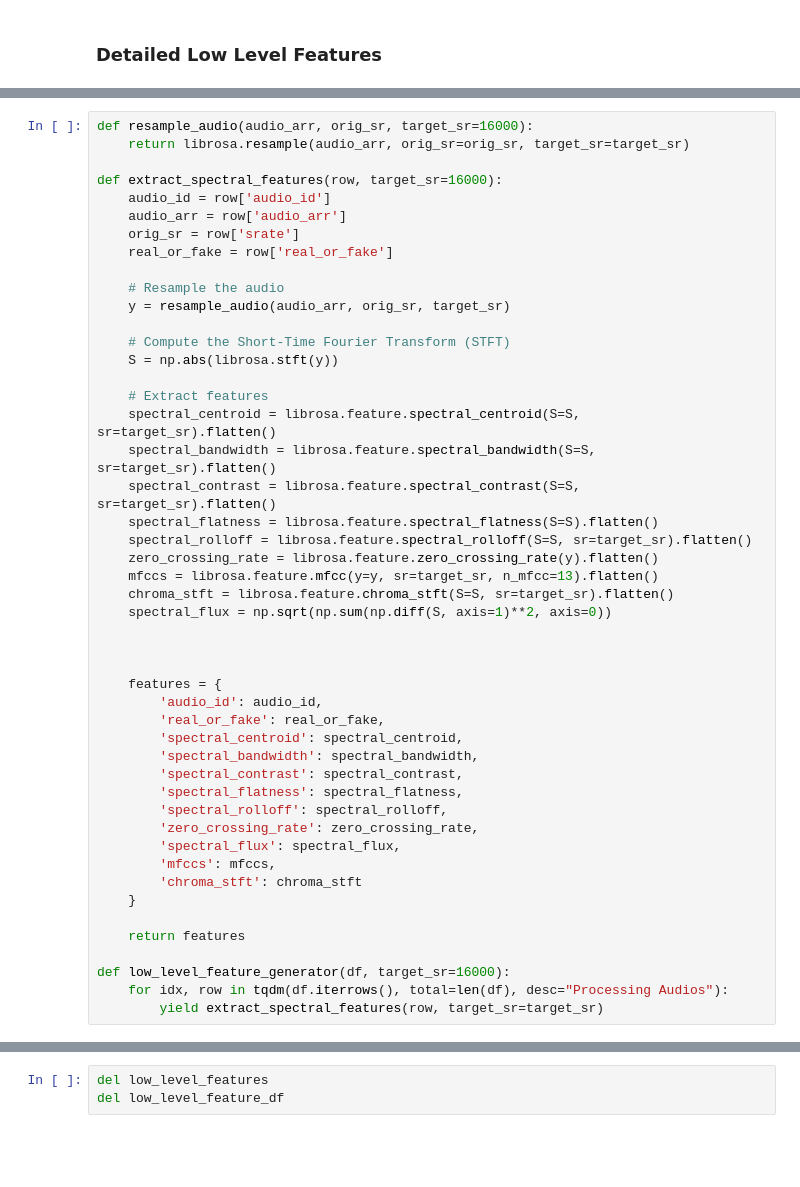
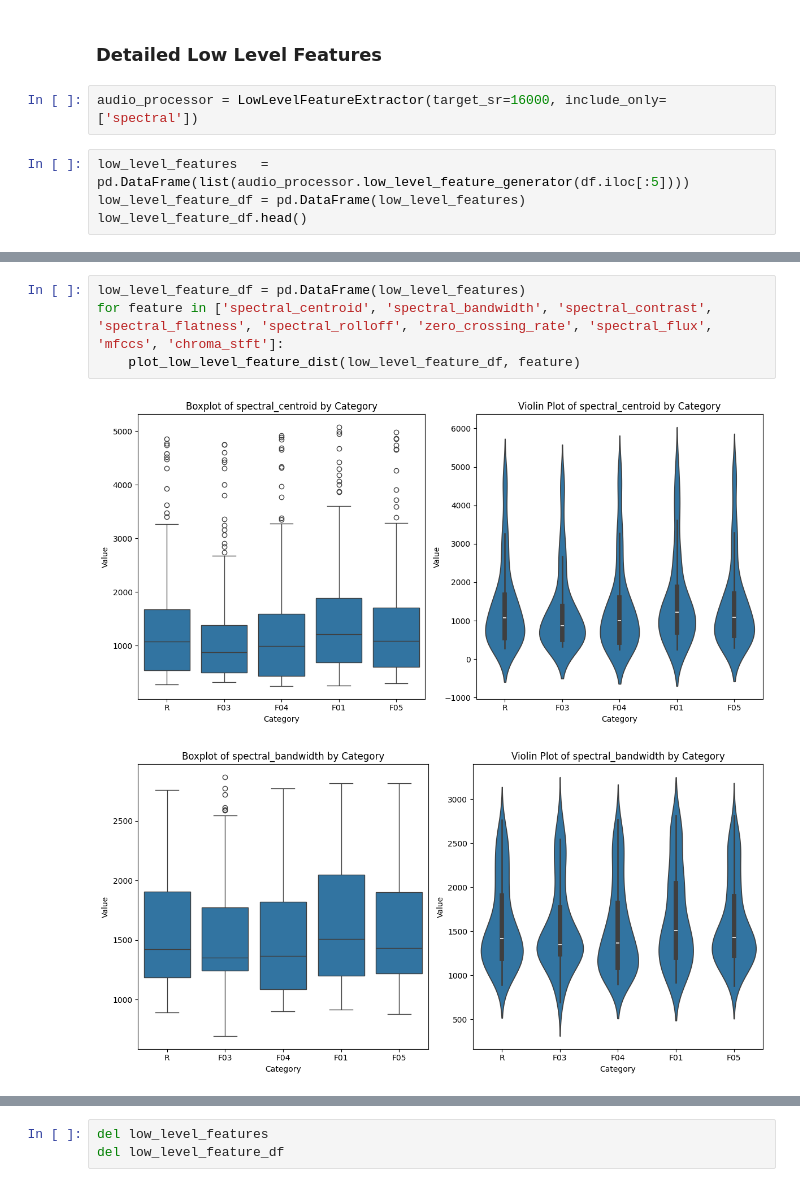
Before and after one commit to keerthana98/AudioDeepfakeDetection, a Jupyter notebook: notebooks/exploration/codecfake/02_spectral_features.ipynb, the cells around one changed output, grey strips where cells are left out. Cells and saved outputs as stored; diff of their text form; blank space fills up the shorter version.

```diff
--- a/notebooks/exploration/codecfake/02_spectral_features.ipynb
+++ b/notebooks/exploration/codecfake/02_spectral_features.ipynb
@@ -53,3 +65,9 @@ df.head()
 | 4 | p225_002 | [-0.00335693359375, -0.0032958984... | 48000 | F05 |
 # %% [markdown]
 ### Detailed Low Level Features
+# %%
+audio_processor = LowLevelFeatureExtractor(target_sr=16000, include_only=['spectral'])
+# %%
+low_level_features   = pd.DataFrame(list(audio_processor.low_level_feature_generator(df.iloc[:5])))
+low_level_feature_df = pd.DataFrame(low_level_features)
+low_level_feature_df.head()
@@ -56,48 +81,7 @@ df.head()
 # %%
-def resample_audio(audio_arr, orig_sr, target_sr=16000):
-    return librosa.resample(audio_arr, orig_sr=orig_sr, target_sr=target_sr)
-
-def extract_spectral_features(row, target_sr=16000):
-    audio_id = row['audio_id']
-    audio_arr = row['audio_arr']
-    orig_sr = row['srate']
-    real_or_fake = row['real_or_fake']
-
-    # Resample the audio
-    y = resample_audio(audio_arr, orig_sr, target_sr)
-
-    # Compute the Short-Time Fourier Transform (STFT)
-    S = np.abs(librosa.stft(y))
-
-    # Extract features
-    spectral_centroid = librosa.feature.spectral_centroid(S=S, sr=target_sr).flatten()
-    spectral_bandwidth = librosa.feature.spectral_bandwidth(S=S, sr=target_sr).flatten()
-    spectral_contrast = librosa.feature.spectral_contrast(S=S, sr=target_sr).flatten()
-    spectral_flatness = librosa.feature.spectral_flatness(S=S).flatten()
-    spectral_rolloff = librosa.feature.spectral_rolloff(S=S, sr=target_sr).flatten()
-    zero_crossing_rate = librosa.feature.zero_crossing_rate(y).flatten()
-    mfccs = librosa.feature.mfcc(y=y, sr=target_sr, n_mfcc=13).flatten()
-    chroma_stft = librosa.feature.chroma_stft(S=S, sr=target_sr).flatten()
-    spectral_flux = np.sqrt(np.sum(np.diff(S, axis=1)**2, axis=0))
-
-
-
-    features = {
-        'audio_id': audio_id,
-        'real_or_fake': real_or_fake,
-        'spectral_centroid': spectral_centroid,
-        'spectral_bandwidth': spectral_bandwidth,
-        'spectral_contrast': spectral_contrast,
-        'spectral_flatness': spectral_flatness,
-        'spectral_rolloff': spectral_rolloff,
-        'zero_crossing_rate': zero_crossing_rate,
-        'spectral_flux': spectral_flux,
-        'mfccs': mfccs,
-        'chroma_stft': chroma_stft
-    }
-
-    return features
-
-def low_level_feature_generator(df, target_sr=16000):
-    for idx, row in tqdm(df.iterrows(), total=len(df), desc="Processing Audios"):
-        yield extract_spectral_features(row, target_sr=target_sr)
+low_level_feature_df = pd.DataFrame(low_level_features)
+for feature in ['spectral_centroid', 'spectral_bandwidth', 'spectral_contrast', 'spectral_flatness', 'spectral_rolloff', 'zero_crossing_rate', 'spectral_flux', 'mfccs', 'chroma_stft']:
+    plot_low_level_feature_dist(low_level_feature_df, feature)
+# %% [output]
+[figure, added]
+[figure, added]
```
Also changed, not shown: parts of 28 cells of this notebook.
